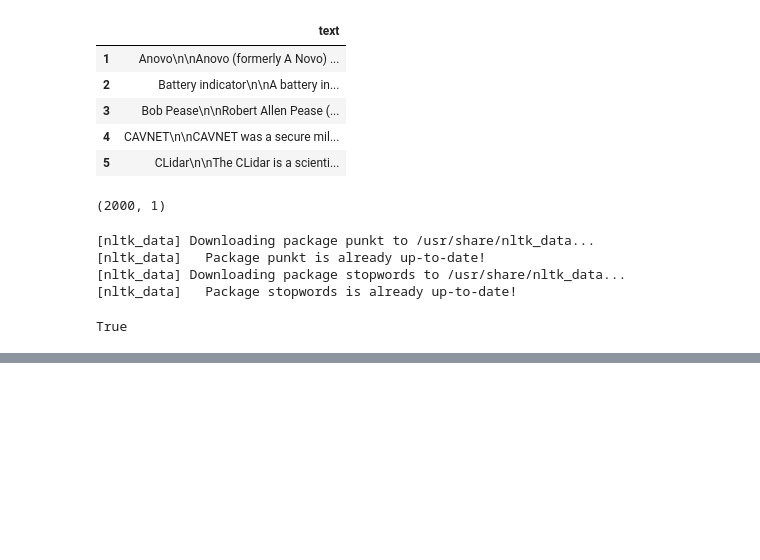
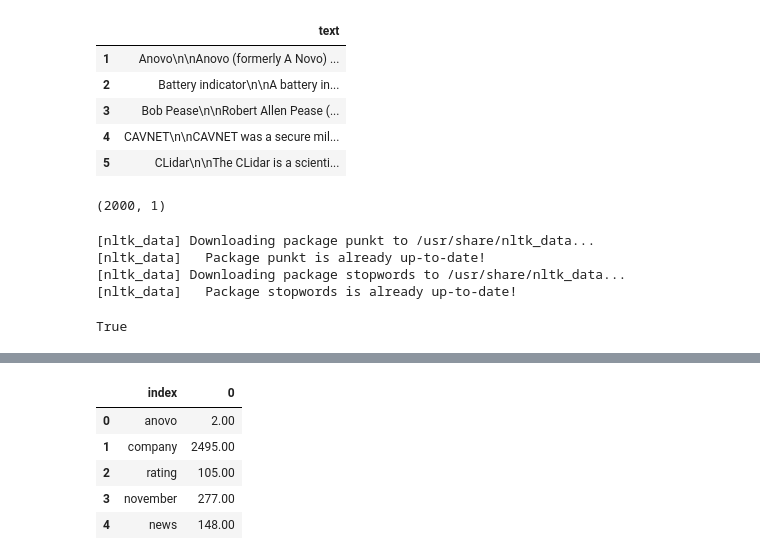
Before and after one commit to tolgaerdogmus/Natural_Language_Processing, a Jupyter notebook: wiki-text-preprocessing-visualization-nlp.ipynb, the cells around one changed output, grey strips where cells are left out. Saved outputs shown, nothing was run; the diff lists cells and outputs as text; code cells hidden in the pictures; blank space fills up the shorter version.

```diff
--- a/wiki-text-preprocessing-visualization-nlp.ipynb
+++ b/wiki-text-preprocessing-visualization-nlp.ipynb
@@ -156,0 +187,13 @@ df.head()
+# %%
+# Görev 7: Metindeki terimlerin frekanslarını hesaplayınız. (İpucu: Barplot grafiği için gerekli)
+
+tf = df["text"].apply(lambda x: pd.value_counts(x.split(" "))).sum(axis=0).reset_index() # kodu güncellemek gerekecek
+
+tf.head()
+# %% [output]
+|  | index | 0 |
+| 0 | anovo | 2.00 |
+| 1 | company | 2495.00 |
+| 2 | rating | 105.00 |
+| 3 | november | 277.00 |
+| 4 | news | 148.00 |
```
Also changed, not shown: parts of 16 cells of this notebook.
